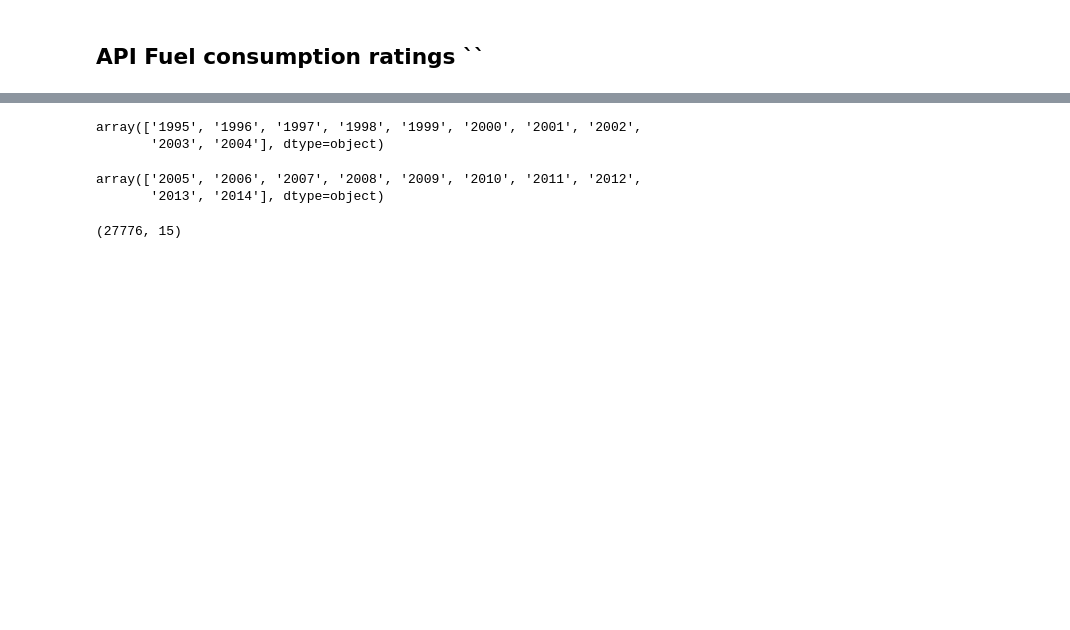
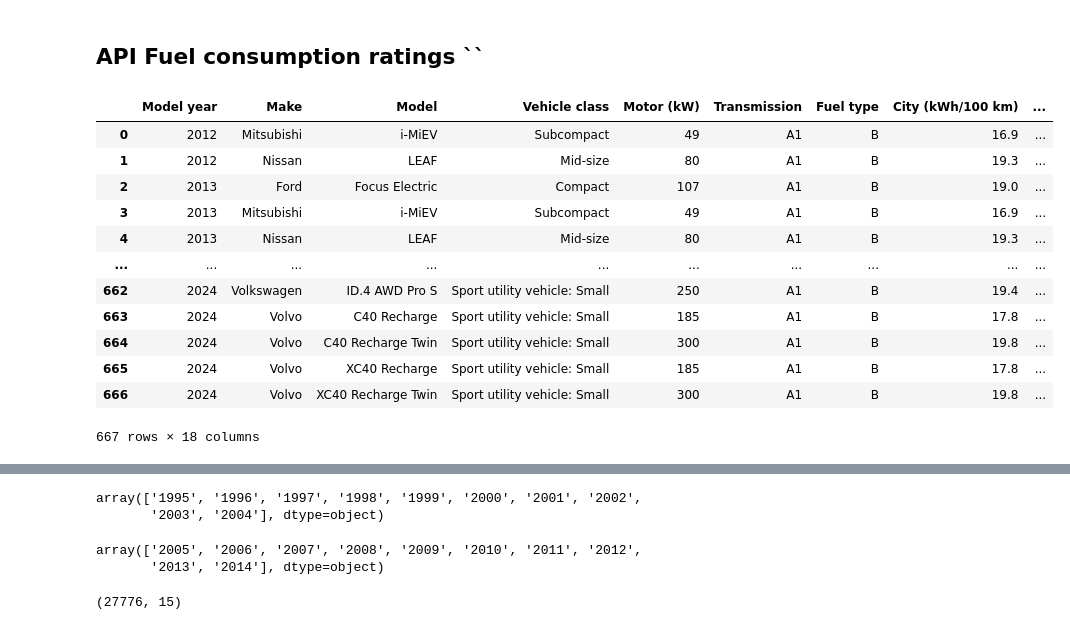
Before and after one commit to clblommberg/MVP_ML_TransporteNY, a Jupyter notebook: notebooks/01_Scraping.ipynb, the cells around one changed output, grey strips where cells are left out. Saved outputs shown, nothing was run; the diff lists cells and outputs as text; code cells hidden in the pictures; blank space fills up the shorter version.

```diff
--- a/notebooks/01_Scraping.ipynb
+++ b/notebooks/01_Scraping.ipynb
@@ -1041,3 +1044,19 @@ def scrape_ckan_data(resource_id, limit):
 
 # Llamar a la función para cada recurso y obtener los datos
 df_electric = scrape_ckan_data("026e45b4-eb63-451f-b34f-d9308ea3a3d9", 668)  # Battery-electric vehicles (2012-2024)
+# %%
+df_electric
+# %% [output]
+|  | Model year | Make | Model | Vehicle class | Motor (kW) | Transmission | Fuel type | City (kWh/100 km) | ... |
+| 0 | 2012 | Mitsubishi | i-MiEV | Subcompact | 49 | A1 | B | 16.9 | ... |
+| 1 | 2012 | Nissan | LEAF | Mid-size | 80 | A1 | B | 19.3 | ... |
+| 2 | 2013 | Ford | Focus Electric | Compact | 107 | A1 | B | 19.0 | ... |
+| 3 | 2013 | Mitsubishi | i-MiEV | Subcompact | 49 | A1 | B | 16.9 | ... |
+| 4 | 2013 | Nissan | LEAF | Mid-size | 80 | A1 | B | 19.3 | ... |
+| ... | ... | ... | ... | ... | ... | ... | ... | ... | ... |
+| 662 | 2024 | Volkswagen | ID.4 AWD Pro S | Sport utility vehicle: Small | 250 | A1 | B | 19.4 | ... |
+| 663 | 2024 | Volvo | C40 Recharge | Sport utility vehicle: Small | 185 | A1 | B | 17.8 | ... |
+| 664 | 2024 | Volvo | C40 Recharge Twin | Sport utility vehicle: Small | 300 | A1 | B | 19.8 | ... |
+| 665 | 2024 | Volvo | XC40 Recharge | Sport utility vehicle: Small | 185 | A1 | B | 17.8 | ... |
+| 666 | 2024 | Volvo | XC40 Recharge Twin | Sport utility vehicle: Small | 300 | A1 | B | 19.8 | ... |
+667 rows × 18 columns
```
Also changed, not shown: parts of 22 cells of this notebook, 1 other file.
